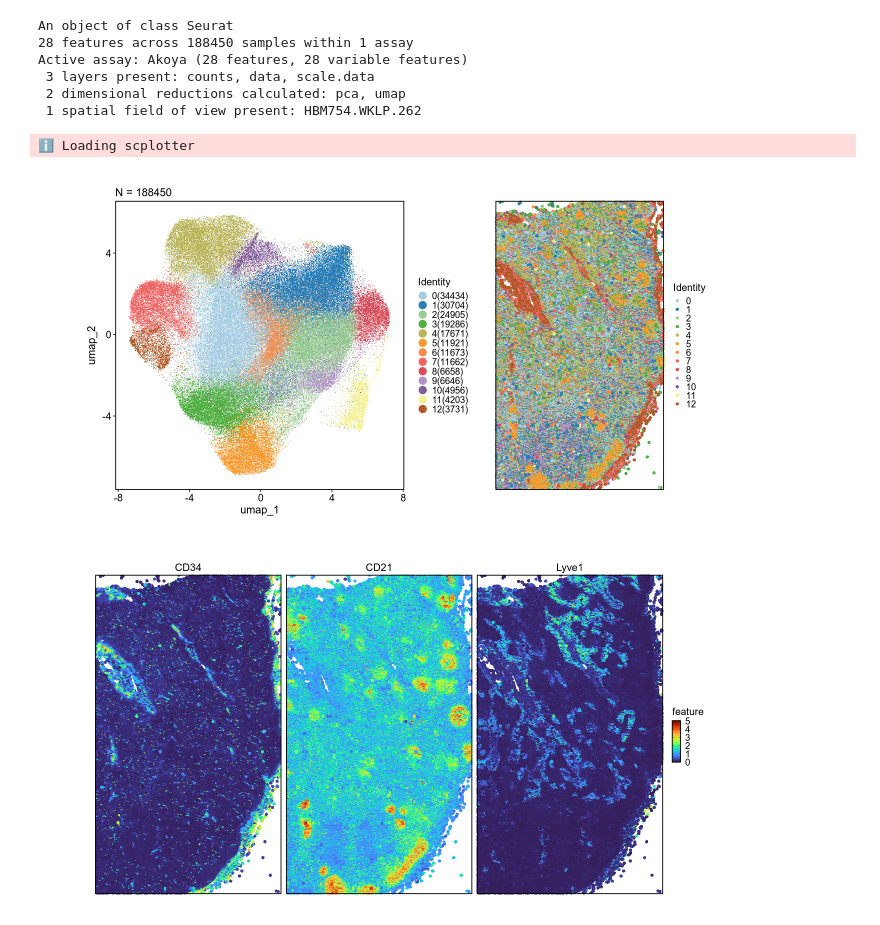
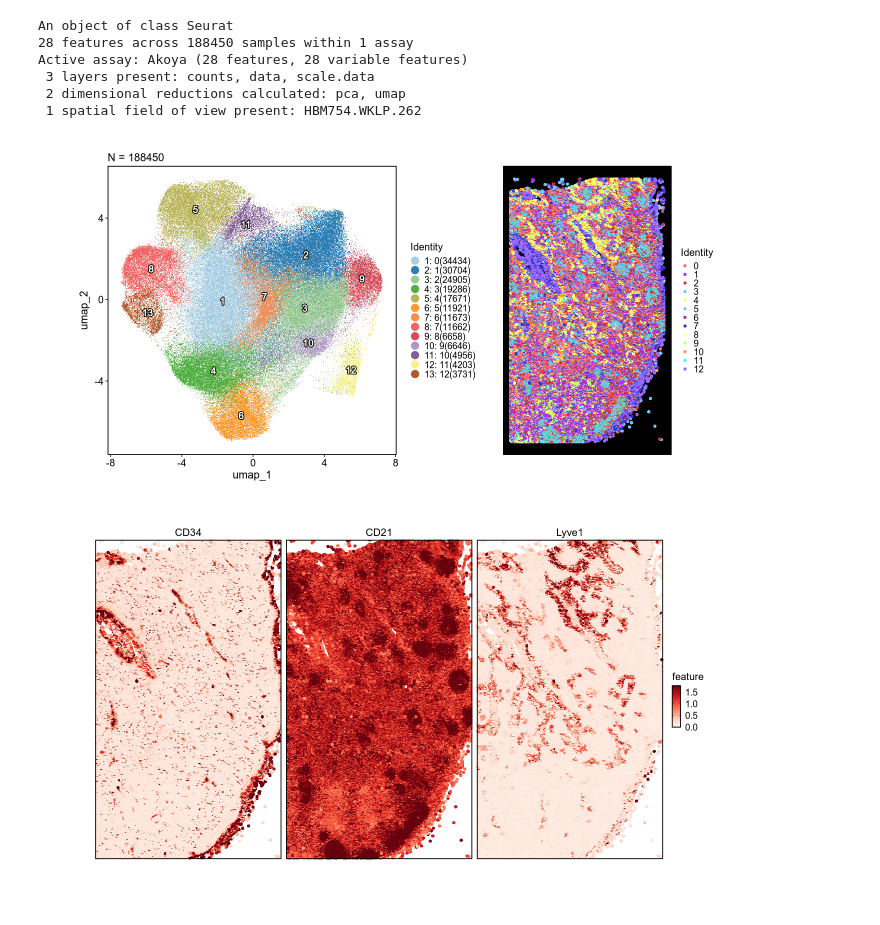
Before and after one commit to pwwang/scplotter, a Jupyter notebook: notebooks/spatial/Seurat.Akoya_CODEX.ipynb, the cells around one changed output. Saved outputs shown, nothing was run; the diff lists cells and outputs as text; code cells hidden in the pictures.

Commit message:
docs: update spatial example notebooks to use cutoff for feature plots (introduced at plotthis v0.7.2)

```diff
--- a/notebooks/spatial/Seurat.Akoya_CODEX.ipynb
+++ b/notebooks/spatial/Seurat.Akoya_CODEX.ipynb
@@ -49,19 +49,19 @@ Active assay: Akoya (28 features, 28 variable features)
 # %%
 options(repr.plot.width = 12, repr.plot.height = 6)
 
-p1 <- CellDimPlot(codex.obj)
-p2 <- SpatDimPlot(codex.obj)
+p1 <- CellDimPlot(codex.obj, label = TRUE)
+p2 <- SpatDimPlot(codex.obj, image = "black", palette = "parade", padding = 0.05)
 
 p1 + p2
 # %% [output]
-ℹ Loading scplotter
-[figure, old version]
+[figure, new version]
 # %%
 options(repr.plot.width = 12, repr.plot.height = 6)
 
-SpatFeaturePlot(codex.obj, features = c("CD34", "CD21", "Lyve1"))
+SpatFeaturePlot(codex.obj, features = c("CD34", "CD21", "Lyve1"),
+    upper_quantile = 0.9, palette = "Reds")
 # %% [output]
-[figure, old version]
+[figure, new version]
 # %%
 x <- sessionInfo()
 x <- capture.output(print(x))
```
Also changed, not shown: parts of 1 cell of this notebook, 6 other files.
